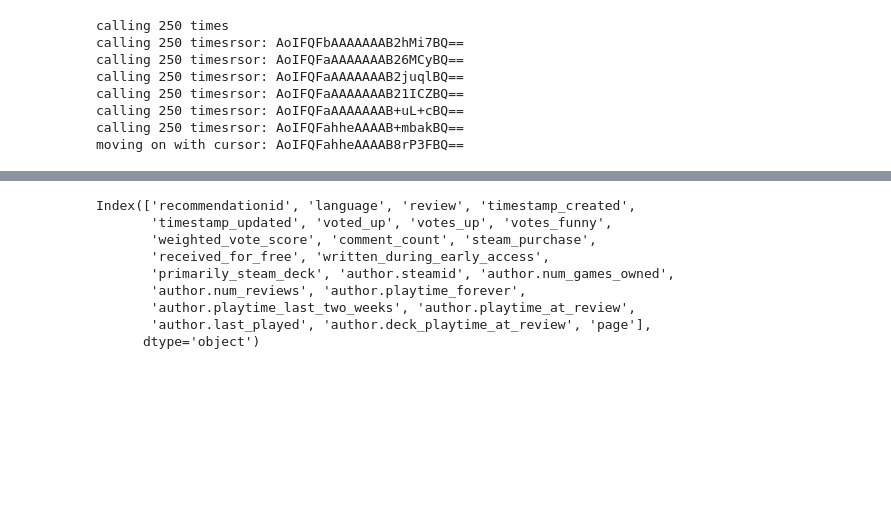
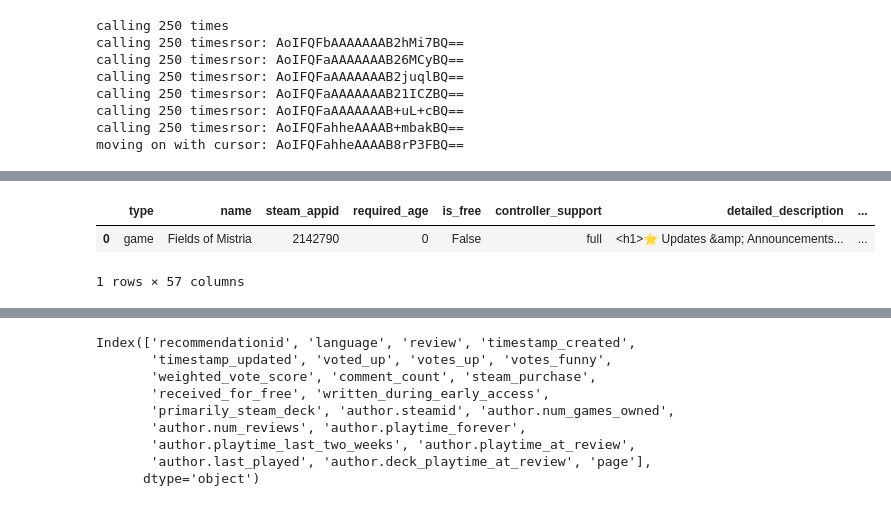
Before and after one commit to amirhamzahbmn/steamreviews, a Jupyter notebook: ingest.ipynb, the cells around one changed output, grey strips where cells are left out. Drawn from its saved outputs; the diff is of its cells as text; code cells hidden in the pictures; blank space fills up the shorter version.

```diff
--- a/ingest.ipynb
+++ b/ingest.ipynb
@@ -59,0 +101,6 @@ moving on with cursor: AoIFQFahheAAAAB8rP3FBQ==
+# %%
+df
+# %% [output]
+|  | type | name | steam_appid | required_age | is_free | controller_support | detailed_description | ... |
+| 0 | game | Fields of Mistria | 2142790 | 0 | False | full | <h1>⭐ Updates &amp; Announcements... | ... |
+1 rows × 57 columns
```
Also changed, not shown: parts of 21 cells of this notebook.
